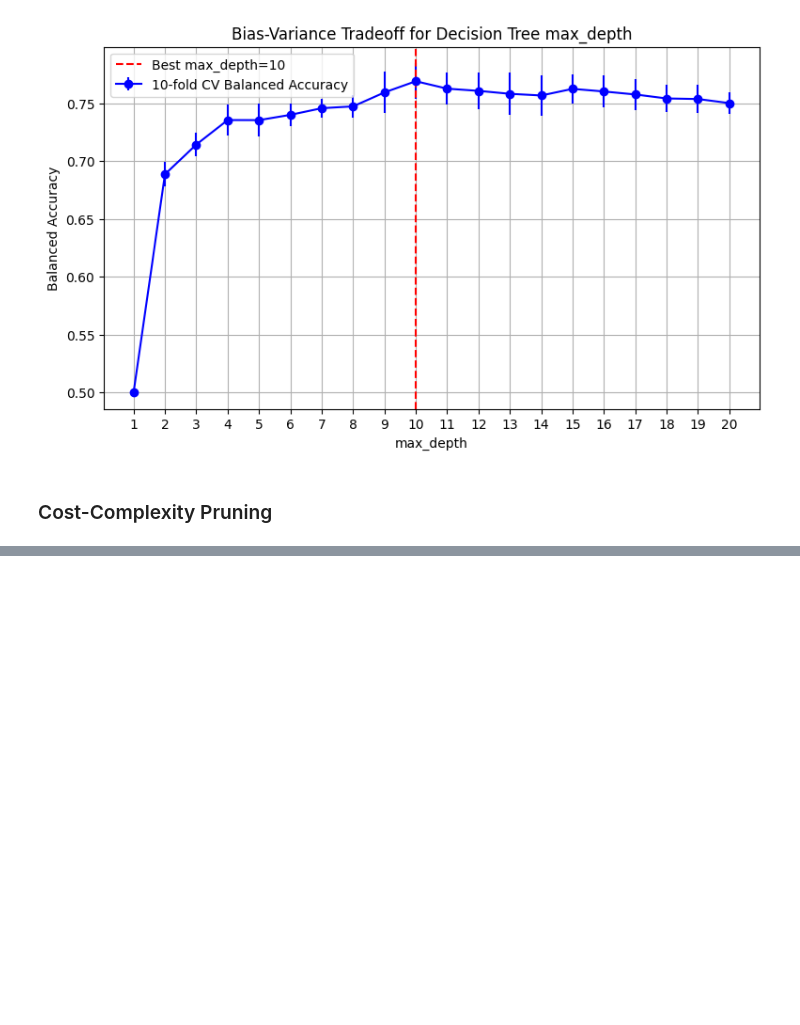
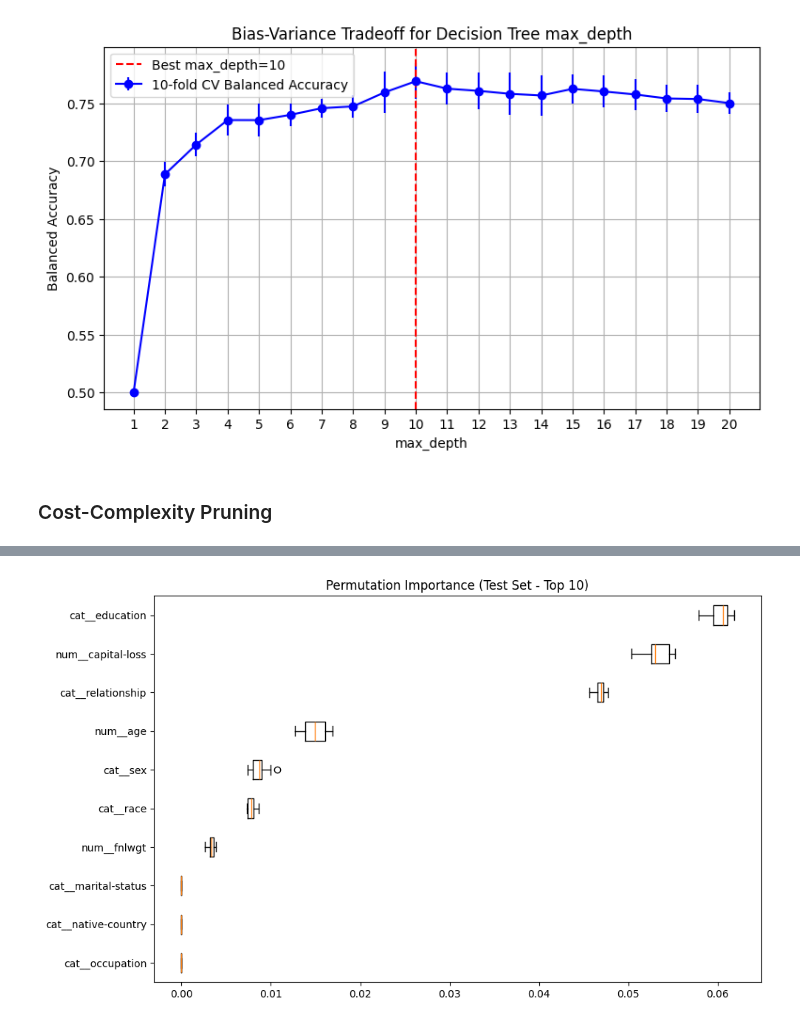
Before and after one commit to kingaorlowicz/Data_Mining_agh, a Jupyter notebook: lab2/DT_RF.ipynb, the cells around one changed output, grey strips where cells are left out. Saved outputs shown, nothing was run; the diff lists cells and outputs as text; code cells hidden in the pictures; blank space fills up the shorter version.

```diff
--- a/lab2/DT_RF.ipynb
+++ b/lab2/DT_RF.ipynb
@@ -239,0 +409,15 @@ NameError: name 'X_train_preproc' is not defined
+# %%
+# Permutation Importance
+perm_importance = permutation_importance(
+    best_model, X_test, y_test, n_repeats=10, random_state=42, n_jobs=-1
+)
+
+perm_sorted_idx = perm_importance.importances_mean.argsort()[-10:]
+plt.figure(figsize=(10, 6))
+plt.boxplot(perm_importance.importances[perm_sorted_idx].T,
+            vert=False, tick_labels=feature_names[perm_sorted_idx])
+plt.title("Permutation Importance (Test Set - Top 10)")
+plt.tight_layout()
+plt.show()
+# %% [output]
+[figure, added]
```
Also changed, not shown: parts of 23 cells of this notebook.
